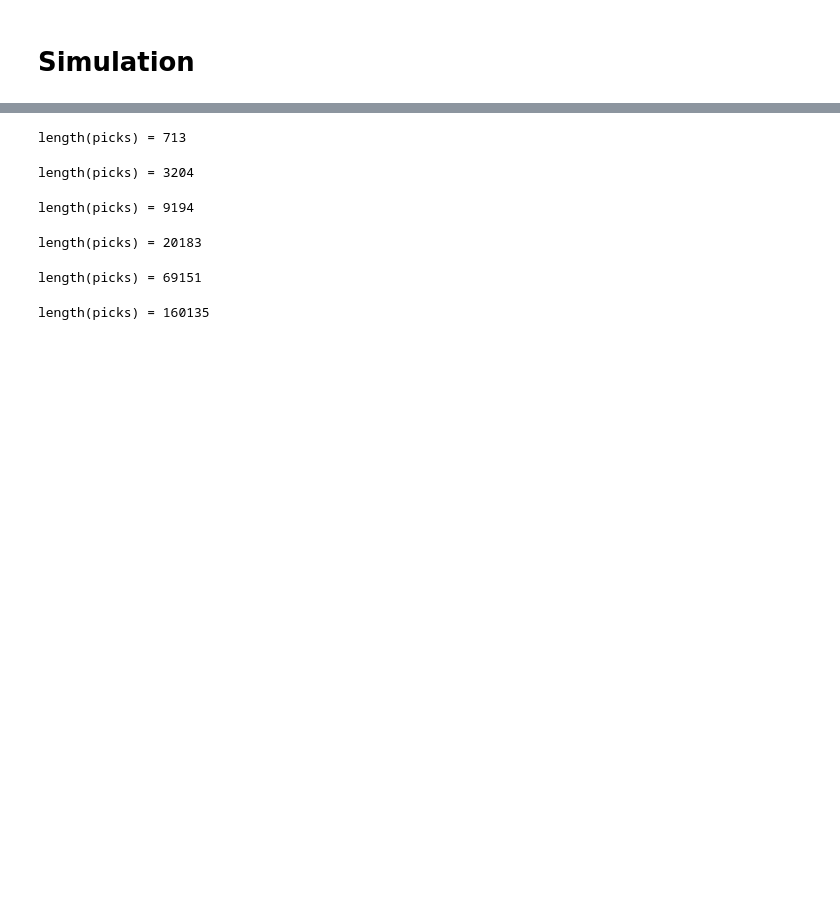
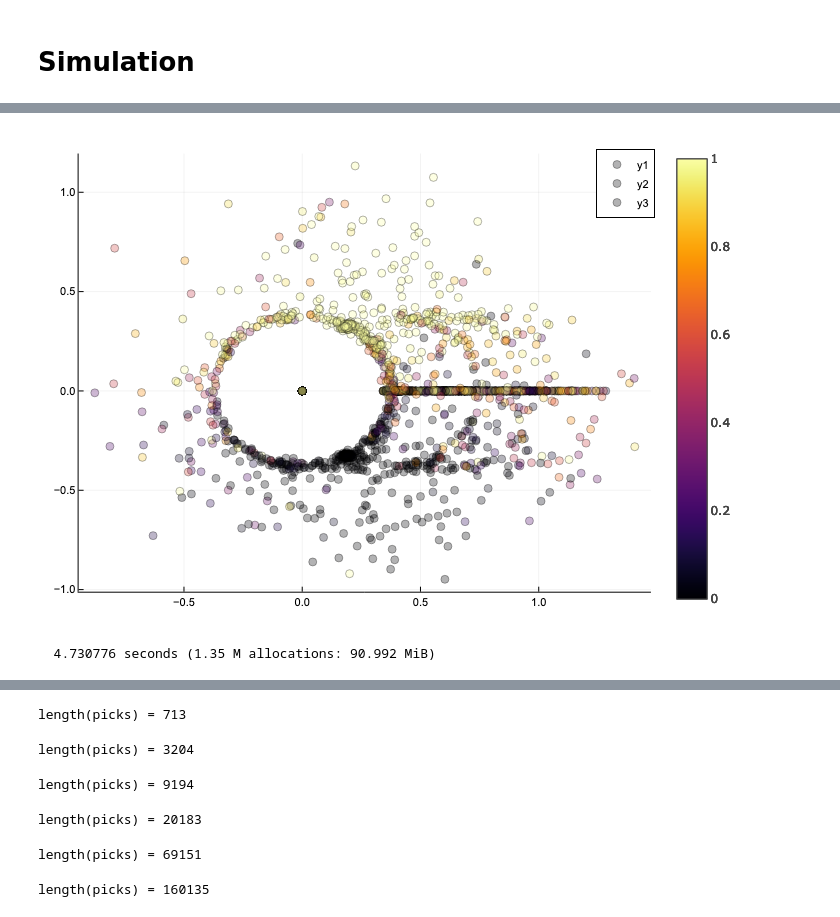
Before and after one commit to axsk/Sqra.jl, a Jupyter notebook: notebooks/lennardjones sqra picking vs sparse.ipynb, the cells around one changed output, grey strips where cells are left out. Cells and saved outputs as stored; diff of their text form; code cells hidden in the pictures; blank space fills up the shorter version.

```diff
--- a/notebooks/lennardjones sqra picking vs sparse.ipynb
+++ b/notebooks/lennardjones sqra picking vs sparse.ipynb
@@ -223,0 +186,13 @@ plot();
+# %%
+# plot the rotated and translated normal form of the LJ clusters and color by committor
+
+plot()
+plotint = 1:10:size(r.picks,2)
+color = c
+let points = r.picks[:, plotint], col = c[plotint]
+#let points = r.picks[:, pinds], col = x
+	@time Sqra.plot_trajectories(Sqra.normalform(points), alpha=0.3, marker_z=col) |> display;
+end
+# %% [output]
+[figure, added]
+  4.730776 seconds (1.35 M allocations: 90.992 MiB)
```
Also changed, not shown: parts of 50 cells of this notebook, 6 other files.
